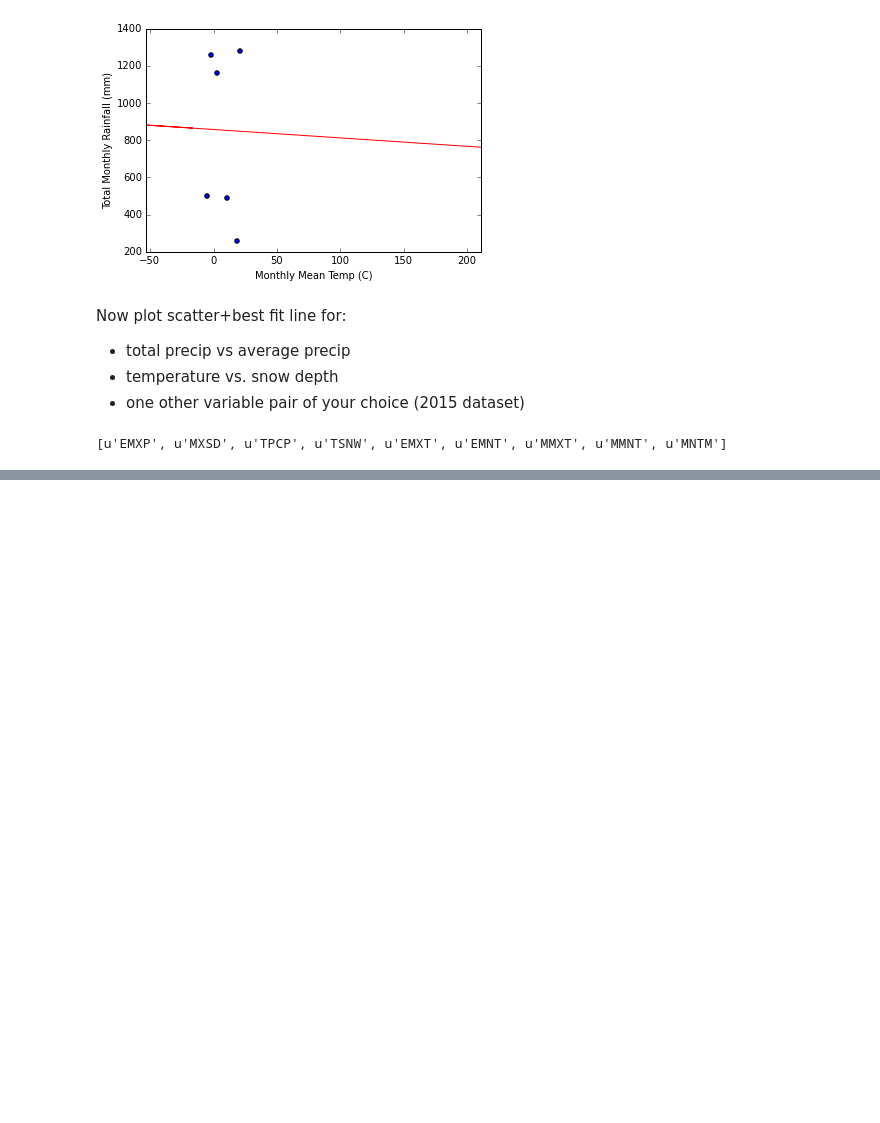
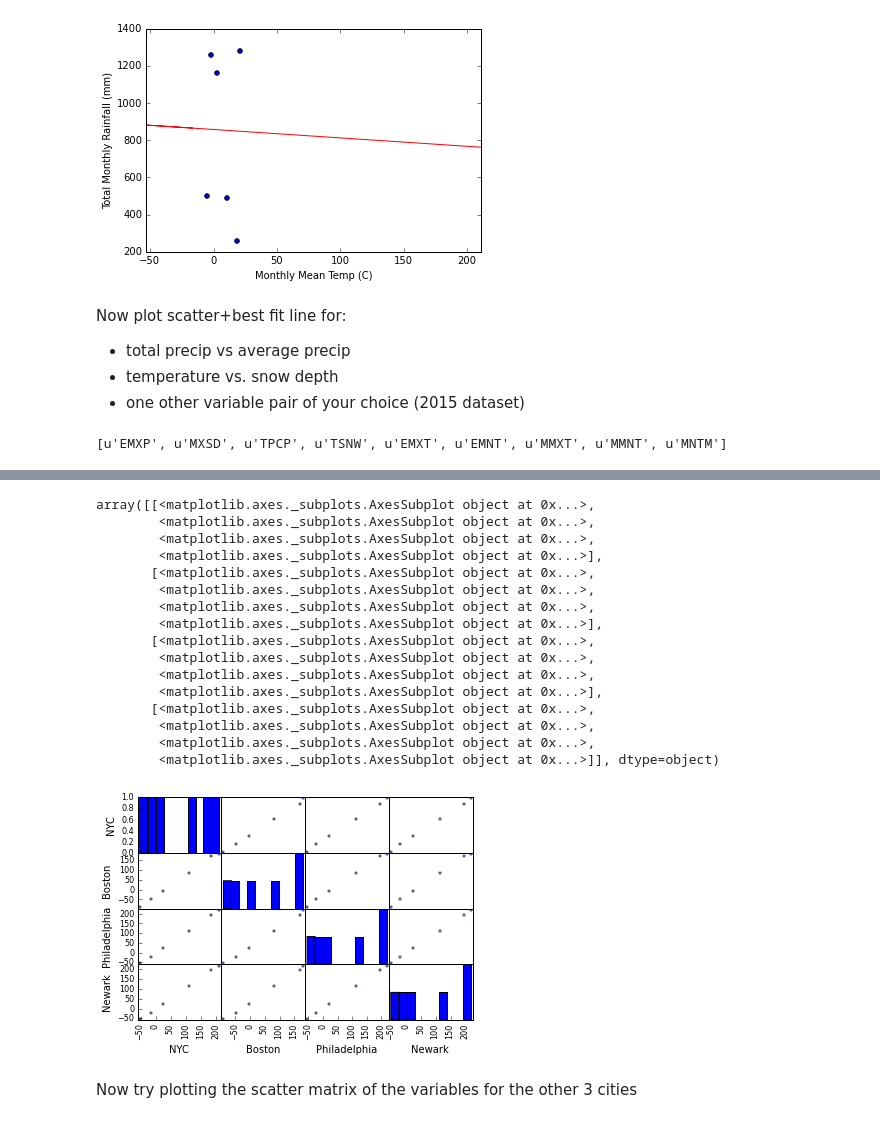
Before and after one commit to story645/EAS213, a Jupyter notebook: july23.ipynb, the cells around one changed output, grey strips where cells are left out. Drawn from its saved outputs; the diff is of its cells as text; code cells hidden in the pictures; blank space fills up the shorter version.

```diff
--- a/july23.ipynb
+++ b/july23.ipynb
@@ -78,0 +127,37 @@ pd.scatter_matrix?
+# %%
+#what about data that isn't in a dataframe?
+boston = city.filter_city(df, "MA US")
+philly = city.filter_city(df, "PA US")
+newark = city.filter_city(df, "NJ US")
+# %%
+#well just make a dataframe
+import numpy as np
+raw_data = np.vstack((nyc['MNTM'], boston['MNTM'],
+                         philly['MNTM'],newark['MNTM']))
+cities =["NYC","Boston","Philadelphia","Newark"]
+MNTM = pd.DataFrame(raw_data.T, columns=cities)
+# %%
+fig = plt.figure()
+ax = fig.add_subplot(1,1,1)
+ax.set_title("Mean Monthly Temperature")
+pd.scatter_matrix(MNTM, ax=ax)
+# %% [output]
+array([[<matplotlib.axes._subplots.AxesSubplot object at 0x...>,
+        <matplotlib.axes._subplots.AxesSubplot object at 0x...>,
+        <matplotlib.axes._subplots.AxesSubplot object at 0x...>,
+        <matplotlib.axes._subplots.AxesSubplot object at 0x...>],
+       [<matplotlib.axes._subplots.AxesSubplot object at 0x...>,
+        <matplotlib.axes._subplots.AxesSubplot object at 0x...>,
+        <matplotlib.axes._subplots.AxesSubplot object at 0x...>,
+        <matplotlib.axes._subplots.AxesSubplot object at 0x...>],
+       [<matplotlib.axes._subplots.AxesSubplot object at 0x...>,
+        <matplotlib.axes._subplots.AxesSubplot object at 0x...>,
+        <matplotlib.axes._subplots.AxesSubplot object at 0x...>,
+        <matplotlib.axes._subplots.AxesSubplot object at 0x...>],
+       [<matplotlib.axes._subplots.AxesSubplot object at 0x...>,
+        <matplotlib.axes._subplots.AxesSubplot object at 0x...>,
+        <matplotlib.axes._subplots.AxesSubplot object at 0x...>,
+        <matplotlib.axes._subplots.AxesSubplot object at 0x...>]], dtype=object)
+[figure, added]
+# %% [markdown]
+Now try plotting the scatter matrix of the variables for the other 3 cities
```
Also changed, not shown: parts of 6 cells of this notebook.
